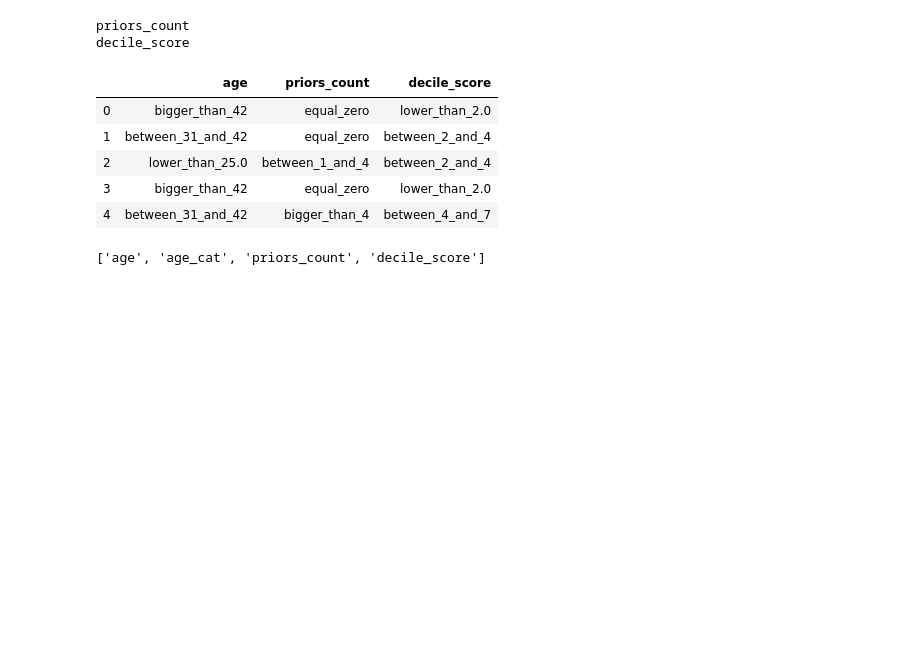
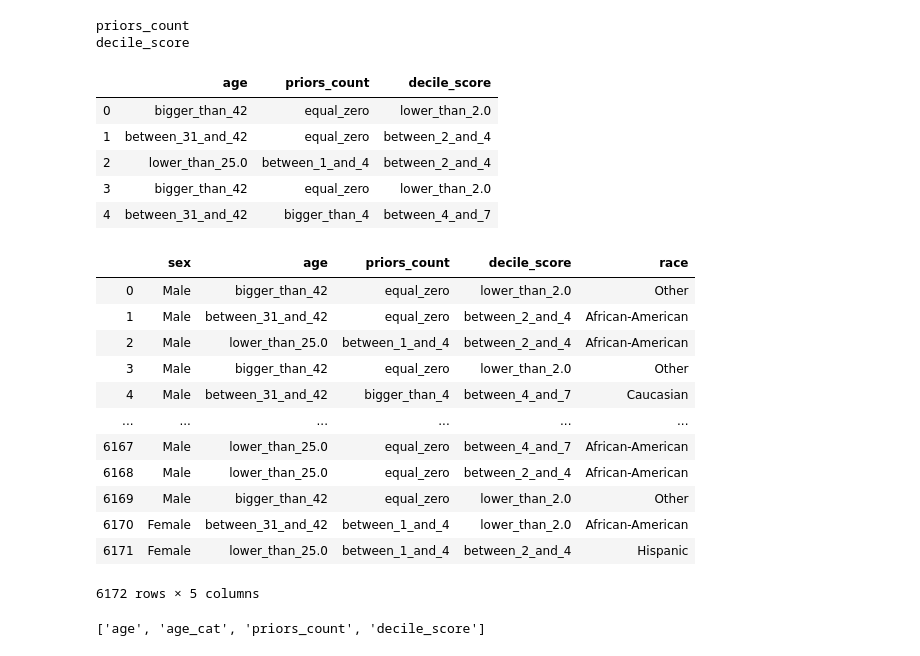
Before and after one commit to rohit-nlp/discrimination-web-app, a Jupyter notebook: Example Datasets/Dataset Setup.ipynb, the cells around one changed output. Saved outputs shown, nothing was run; the diff lists cells and outputs as text; code cells hidden in the pictures; blank space fills up the shorter version.

```diff
--- a/Example Datasets/Dataset Setup.ipynb
+++ b/Example Datasets/Dataset Setup.ipynb
@@ -107,6 +275,28 @@ dfNum.head()
 | 2 | lower_than_25.0 | between_1_and_4 | between_2_and_4 |
 | 3 | bigger_than_42 | equal_zero | lower_than_2.0 |
 | 4 | between_31_and_42 | bigger_than_4 | between_4_and_7 |
+# %%
+dfC = df[['sex']]
+# %%
+a = dfC.join(dfNum)
+# %%
+b = a.join(df[['race']])
+# %%
+b
+# %% [output]
+|  | sex | age | priors_count | decile_score | race |
+| 0 | Male | bigger_than_42 | equal_zero | lower_than_2.0 | Other |
+| 1 | Male | between_31_and_42 | equal_zero | between_2_and_4 | African-American |
+| 2 | Male | lower_than_25.0 | between_1_and_4 | between_2_and_4 | African-American |
+| 3 | Male | bigger_than_42 | equal_zero | lower_than_2.0 | Other |
+| 4 | Male | between_31_and_42 | bigger_than_4 | between_4_and_7 | Caucasian |
+| ... | ... | ... | ... | ... | ... |
+| 6167 | Male | lower_than_25.0 | equal_zero | between_4_and_7 | African-American |
+| 6168 | Male | lower_than_25.0 | equal_zero | between_2_and_4 | African-American |
+| 6169 | Male | bigger_than_42 | equal_zero | lower_than_2.0 | Other |
+| 6170 | Female | between_31_and_42 | between_1_and_4 | lower_than_2.0 | African-American |
+| 6171 | Female | lower_than_25.0 | between_1_and_4 | between_2_and_4 | Hispanic |
+6172 rows × 5 columns
 # %%
 p25 = [i for i in df.age.values if i > df.age.quantile(0.25)]
 # %%
```
Also changed, not shown: parts of 8 cells of this notebook, 1 other file.
